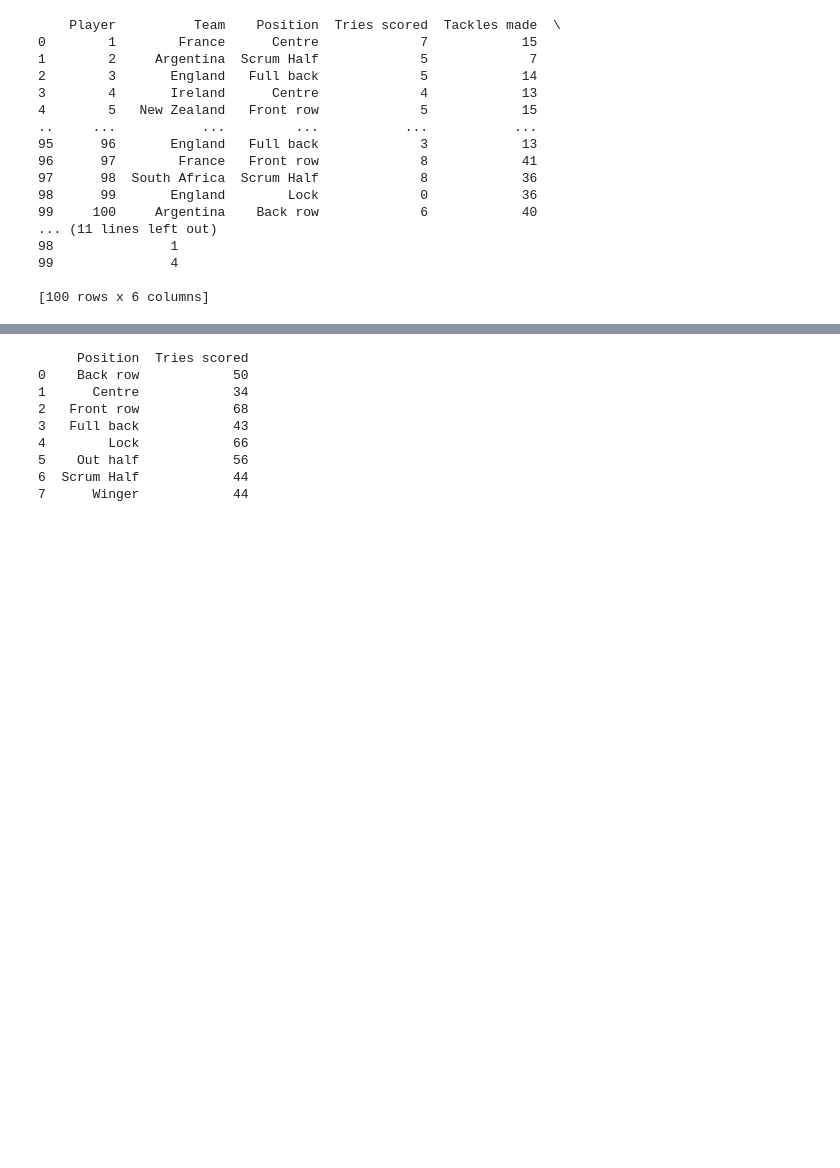
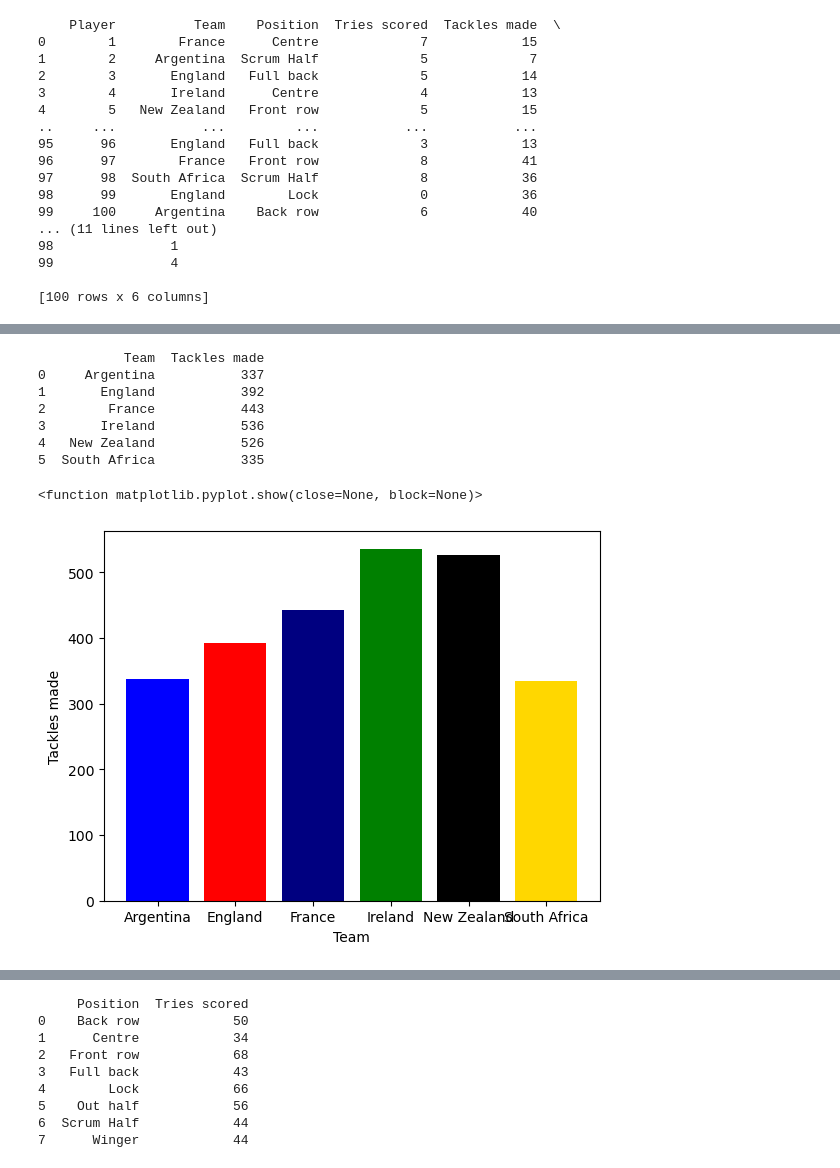
Before and after one commit to horgano/PfDA-Project-1, a Jupyter notebook: PfDA Project1.ipynb, the cells around one changed output, grey strips where cells are left out. Drawn from its saved outputs; the diff is of its cells as text; code cells hidden in the pictures; blank space fills up the shorter version.

```diff
--- a/PfDA Project1.ipynb
+++ b/PfDA Project1.ipynb
@@ -74,0 +75,17 @@ plt.show
+# %%
+team_trys = rugby_data.groupby('Team')['Tackles made'].sum().reset_index()
+print(team_trys)
+plt.bar(team_trys['Team'], team_trys['Tackles made'], color =('blue', 'red', 'navy', 'green', 'black', 'gold'))
+plt.xlabel('Team')
+plt.ylabel('Tackles made')
+plt.show
+# %% [output]
+           Team  Tackles made
+0     Argentina           337
+1       England           392
+2        France           443
+3       Ireland           536
+4   New Zealand           526
+5  South Africa           335
+<function matplotlib.pyplot.show(close=None, block=None)>
+[figure, added]
```
Also changed, not shown: parts of 5 cells of this notebook.
